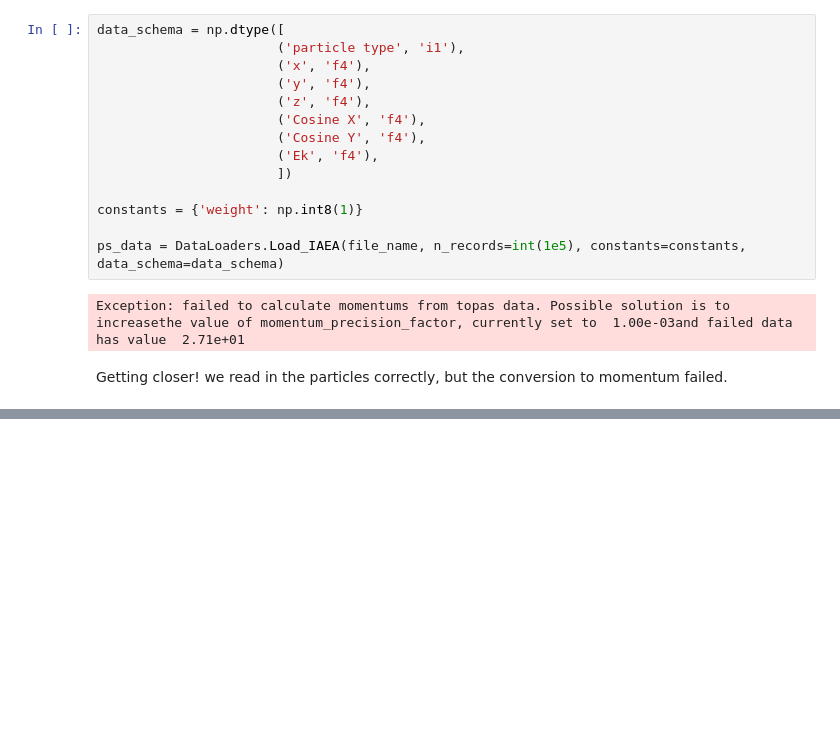
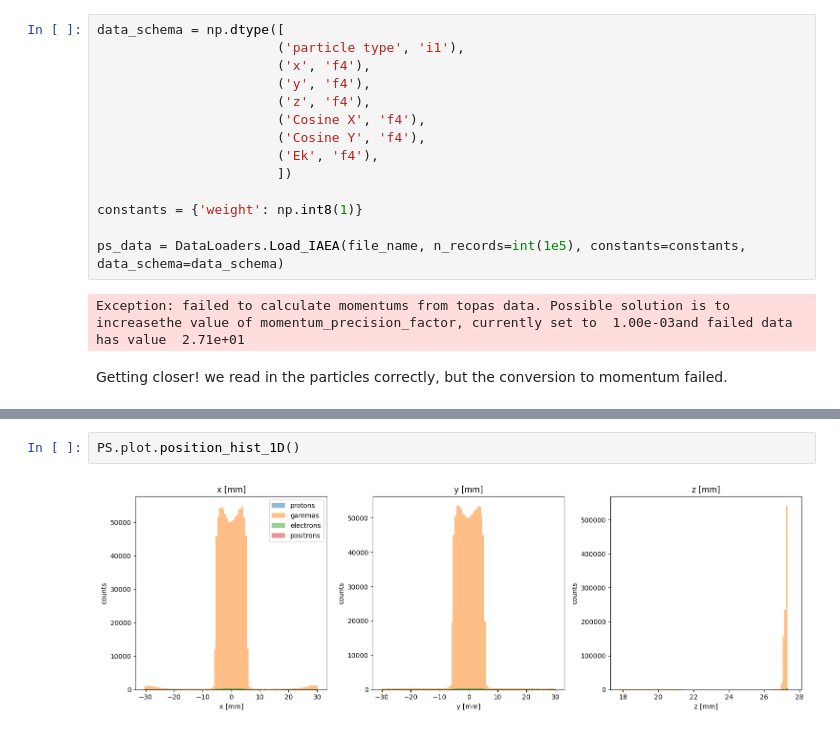
Before and after one commit to bwheelz36/ParticlePhaseSpace, a Jupyter notebook: examples/IAEA.ipynb, the cells around one changed output, grey strips where cells are left out. Saved outputs shown, nothing was run; the diff lists cells and outputs as text; blank space fills up the shorter version.

```diff
--- a/examples/IAEA.ipynb
+++ b/examples/IAEA.ipynb
@@ -166,0 +199,4 @@ Getting closer! we read in the particles correctly, but the conversion to moment
+# %%
+PS.plot.position_hist_1D()
+# %% [output]
+[figure, added]
```
Also changed, not shown: parts of 4 cells of this notebook.
